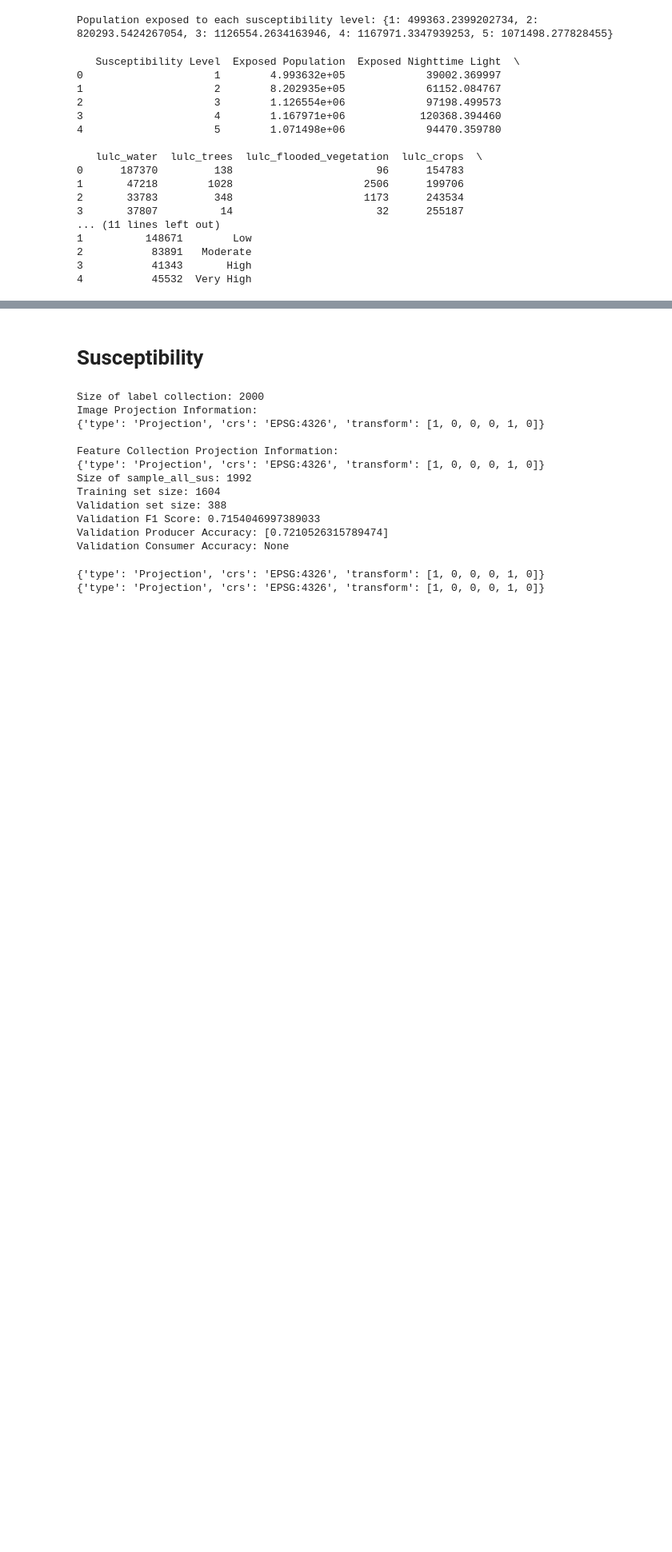
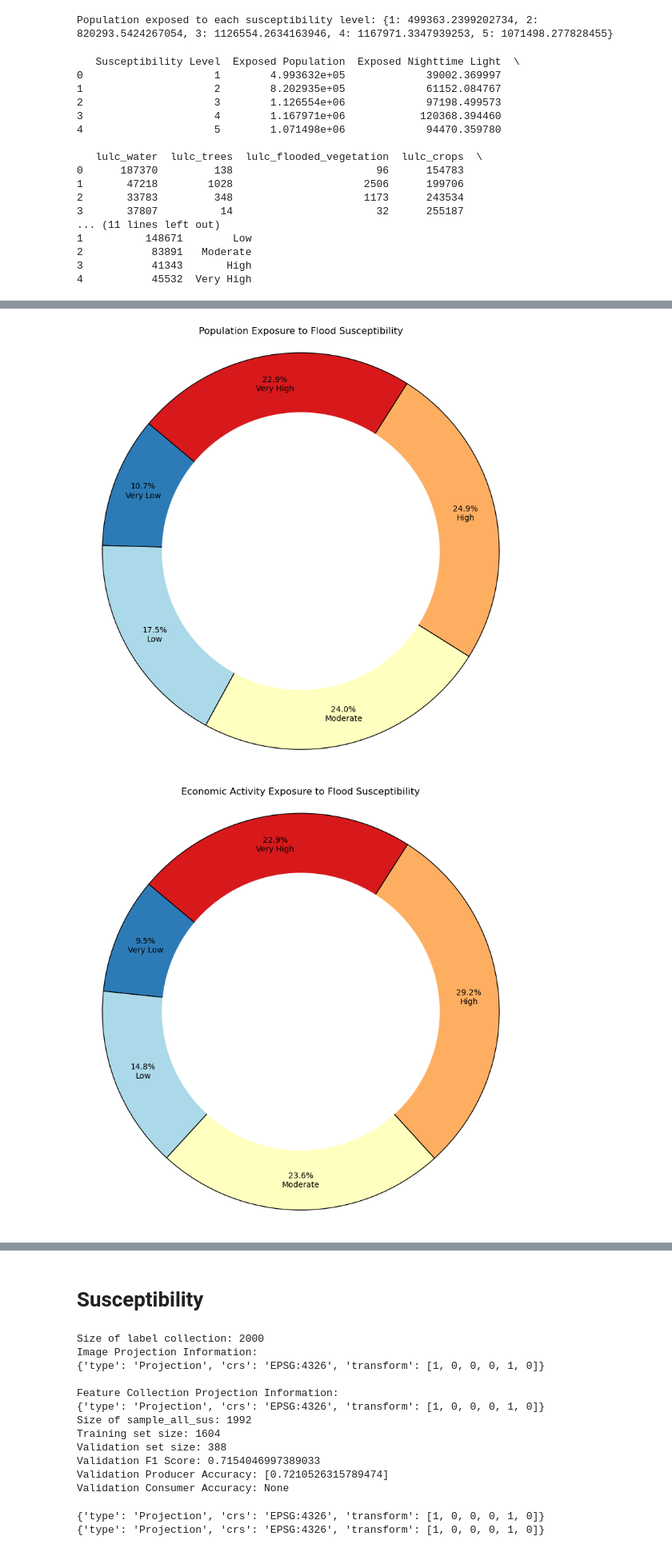
Before and after one commit to waleedgeo/FMSE, a Jupyter notebook: main.ipynb, the cells around one changed output, grey strips where cells are left out. Shown at 80% size. Drawn from its saved outputs; the diff is of its cells as text; code cells hidden in the pictures; blank space fills up the shorter version.

```diff
--- a/main.ipynb
+++ b/main.ipynb
@@ -514,0 +524,74 @@ exposure_df.to_csv('exposure_df.csv', index=False)
+# %%
+import matplotlib.pyplot as plt
+import seaborn as sns
+
+def visualize_exposure(df):
+    """
+    Generate visualizations for exposure analysis:
+    1. A donut chart for population exposure to susceptibility per class.
+    2. A donut chart for economic activity (nighttime light) exposure per susceptibility class.
+    3. A bar chart for land cover area exposed ranking from highest class to lowest.
+
+    Parameters:
+    df (pd.DataFrame): Dataframe containing exposure information.
+    """
+
+    # Colors for each susceptibility class
+    colors = ['#2c7bb6', '#abd9e9', '#ffffbf', '#fdae61', '#d7191c']
+    labels = df['Category'].tolist()
+
+    # Function to create donut charts
+    def create_donut_chart(data, title):
+        plt.figure(figsize=(8, 8))
+        wedges, texts, autotexts = plt.pie(data, labels=None, autopct='%1.1f%%', startangle=140,
+                                           colors=colors, pctdistance=0.85,
+                                           wedgeprops={'edgecolor': 'black'})
+
+        for i, a in enumerate(autotexts):
+            a.set_text(f"{a.get_text()}\n{labels[i]}")
+            a.set_fontsize(10)
+
+        centre_circle = plt.Circle((0,0),0.70,fc='white')
+        fig = plt.gcf()
+        fig.gca().add_artist(centre_circle)
+        plt.title(title)
+        plt.axis('equal')
+        plt.tight_layout()
+        plt.show()
+
+    # Donut chart for population exposure
+    create_donut_chart(df['Exposed Population'], 'Population Exposure to Flood Susceptibility')
+
+    # Donut chart for economic activity (nighttime light) exposure
+    create_donut_chart(df['Exposed Nighttime Light'], 'Economic Activity Exposure to Flood Susceptibility')
+
+    # Bar chart for land cover area exposed ranking
+    landcover_columns = [
+        'lulc_water', 'lulc_trees', 'lulc_flooded_vegetation', 'lulc_crops',
+        'lulc_built_area', 'lulc_bare_ground', 'lulc_snow_ice', 'lulc_clouds', 'lulc_rangeland'
+    ]
+
+    total_landcover_exposure = df[landcover_columns].sum().sort_values(ascending=False)
+
+    # Gradient color for bar chart
+    cmap = sns.color_palette("YlOrRd", len(total_landcover_exposure))
+
+    plt.figure(figsize=(12, 8))
+    bars = plt.bar(total_landcover_exposure.index, total_landcover_exposure.values, color=cmap, edgecolor='black')
+
+    for bar in bars:
+        yval = bar.get_height()
+        plt.text(bar.get_x() + bar.get_width()/2, yval + 500, round(yval), ha='center', va='bottom')
+
+    plt.title('Land Cover Area Exposed to Flood Susceptibility')
+    plt.ylabel('Area (sq meters)')
+    plt.xlabel('Land Cover Type')
+    plt.xticks(rotation=45, ha='right')
+    plt.tight_layout()
+    plt.show()
+
+
+visualize_exposure(exposure_df)
+# %% [output]
+[figure, added]
+[figure, added]
```
Also changed, not shown: parts of 4 cells of this notebook.
